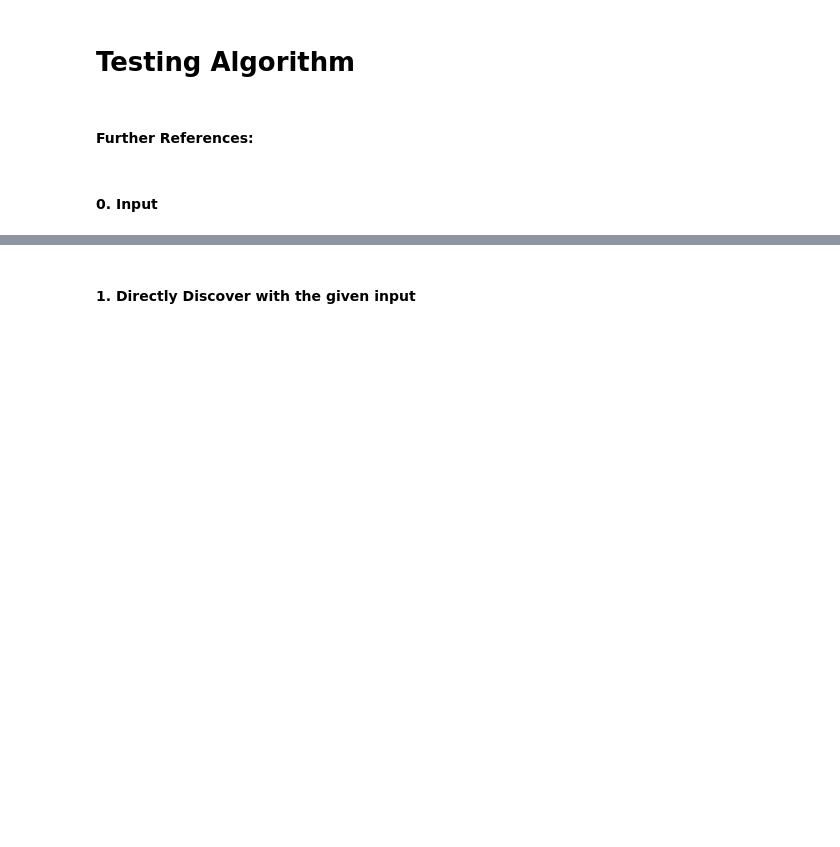
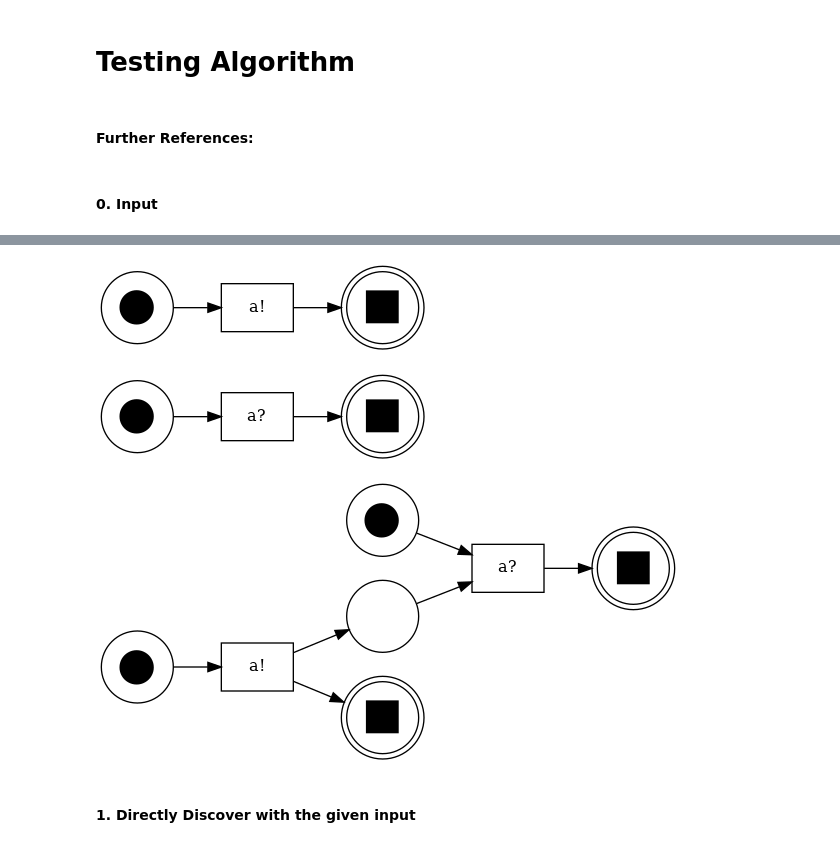
Before and after one commit to SimonLeiner/university-petri-nets, a Jupyter notebook: backend/notebooks/algorithm_tests.ipynb, the cells around one changed output, grey strips where cells are left out. Drawn from its saved outputs; the diff is of its cells as text; code cells hidden in the pictures; blank space fills up the shorter version.

```diff
--- a/backend/notebooks/algorithm_tests.ipynb
+++ b/backend/notebooks/algorithm_tests.ipynb
@@ -45,12 +47,24 @@ pm4py.view_petri_net(pn_coposition_mined)
 # %%
-IP1 = INTERFACE_PATTERNS[0]()
+IP1 = INTERFACE_PATTERNS[0]
 ip1_net_a1, ip1_initial_marking_a1, ip1_final_marking_a1 = IP1.get_net("A1")
 pm4py.view_petri_net(ip1_net_a1, ip1_initial_marking_a1, ip1_final_marking_a1)
 
 ip1_net_a2, ip1_initial_marking_a2, ip1_final_marking_a2 = IP1.get_net("A2")
 pm4py.view_petri_net(ip1_net_a2, ip1_initial_marking_a2, ip1_final_marking_a2)
 
-ip1_net = MergeNets.merge(ip1_net_a1, ip1_net_a2)
-pm4py.view_petri_net(ip1_net)
+# merge the new
+ip1_net = MergeNets.merge_nets(ip1_net_a1, ip1_net_a2)
+
+# merge the markings
+initial_marking = MergeNets.merge_markings(
+    ip1_initial_marking_a1,
+    ip1_initial_marking_a2,
+)
+final_marking = MergeNets.merge_markings(ip1_final_marking_a1, ip1_final_marking_a2)
+pm4py.view_petri_net(ip1_net, initial_marking, final_marking)
+# %% [output]
+[figure, added]
+[figure, added]
+[figure, added]
 # %% [markdown]
 #### 1. Directly Discover with the given input
```
Also changed, not shown: parts of 13 cells of this notebook, 9 other files.
